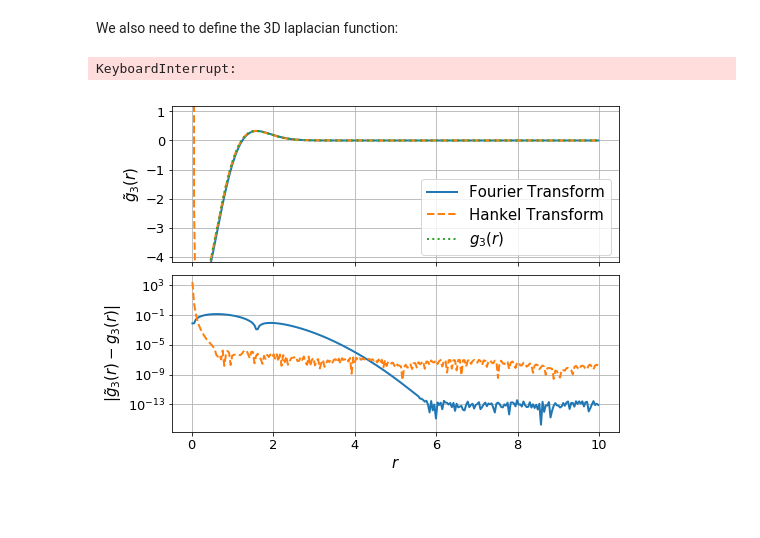
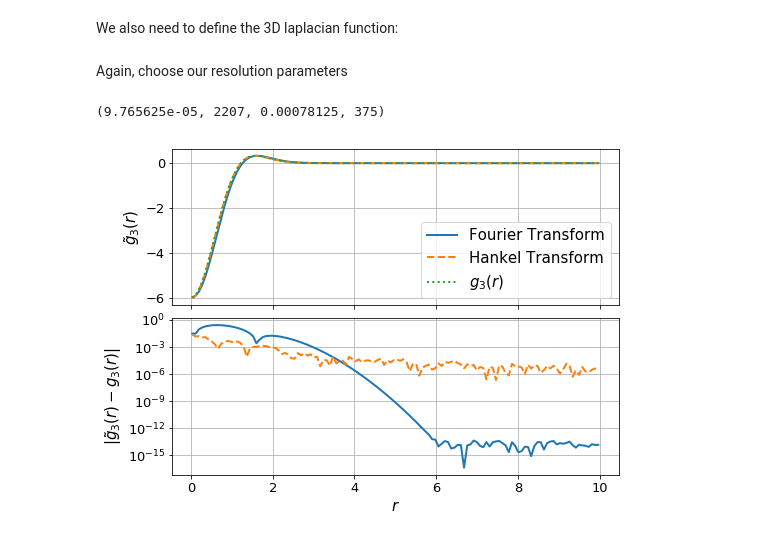
Before and after one commit to steven-murray/hankel, a Jupyter notebook: docs/demos/paper_plots.ipynb, the cells around one changed output. Drawn from its saved outputs; the diff is of its cells as text; code cells hidden in the pictures; blank space fills up the shorter version.

```diff
--- a/docs/demos/paper_plots.ipynb
+++ b/docs/demos/paper_plots.ipynb
@@ -258,13 +333,24 @@ def ft_transformation_3d(f,x, inverse=False):
 We also need to define the 3D laplacian function:
 # %%
 g3 = lambda r: 4.0*np.exp(-r**2)*(r**2 - 1.5)
+fhat_3d = lambda x : np.pi**(3./2)*np.exp(-x**2/4.)
+ghat_3d = lambda x : -x**2*fhat_3d(x)
 # %%
 L = 10.
-N = 256
+N = 128
 dr = L/N
 
 x_ft = np.linspace(-L+dr/2,L-dr/2,2*N)
 r_ht = np.linspace(dr/2,L-dr/2,N)
+# %% [markdown]
+Again, choose our resolution parameters
+# %%
+hback, res, Nback = get_h(ghat_3d, nu=3, K=r_ht[::10], cls=SymmetricFourierTransform, atol=1e-8, rtol=1e-4, inverse=True)
+K = np.logspace(-2, 2, 2*N) # These values come from inspection of the plot above, which shows that ghat is ~zero outside these bounds
+hforward, res, Nforward = get_h(f, nu=3, K=K[::50], cls=SymmetricFourierTransform, atol=1e-8, rtol=1e-4)
+hforward, Nforward, hback, Nback
+# %% [output]
+(9.765625e-05, 2207, 0.00078125, 375)
 # %%
 ## FT
 r_ft, g_ft = ft_transformation_3d(f,x_ft)
@@ -273,32 +359,30 @@ r_ft, g_ft = ft_transformation_3d(f,x_ft)
 
 ## HT
 K = np.logspace(-1.0,2.,N)
-g_ht = ht_transformation_nd(f,N=500, h=0.005, K = K, r = r_ht, ndim=3)
+g_ht = ht_transformation_nd(f,N_forward=Nforward, h_forward=hforward, N_back=Nback, h_back=hback, K = K, r = r_ht, ndim=3)
-# %% [output]
-KeyboardInterrupt:
 # %%
 fig, ax = plt.subplots(2,1, sharex=True,gridspec_kw={"hspace":0.08},figsize=(8,6))
 
 ax[0].plot(r_ft,g_ft, label="Fourier Transform", lw=2)
 ax[0].plot(r_ht, g_ht, label="Hankel Transform", lw=2, ls='--')
 ax[0].plot(r_ht, g3(r_ht), label = "$g_3(r)$", lw=2, ls = ':')
 ax[0].legend(fontsize=15)
 
 #ax[0].xaxis.set_ticks([])
 ax[0].grid(True)
 ax[0].set_ylabel(r"$\tilde{g}_3(r)$",fontsize=15)
-ax[0].set_ylim(-4.2,1.2)
+#ax[0].set_ylim(-4.2,1.2)
 
 ax[1].plot(r_ft, np.abs(g_ft-g3(r_ft)), lw=2)
 ax[1].plot(r_ht, np.abs(g_ht-g3(r_ht)),lw=2, ls='--')
 
 ax[1].set_yscale('log')
 ax[1].set_ylabel(r"$|\tilde{g}_3(r)-g_3(r)|$",fontsize=15)
 ax[1].set_xlabel(r"$r$",fontsize=15)
 plt.grid(True)
 
 if prefix:
     fig.savefig(path.join(prefix,"forward_laplacian_3D.pdf"))
 # %% [output]
-[figure, old version]
+[figure, new version]
 # %%
```
Also changed, not shown: parts of 18 cells of this notebook, 2 other files.
